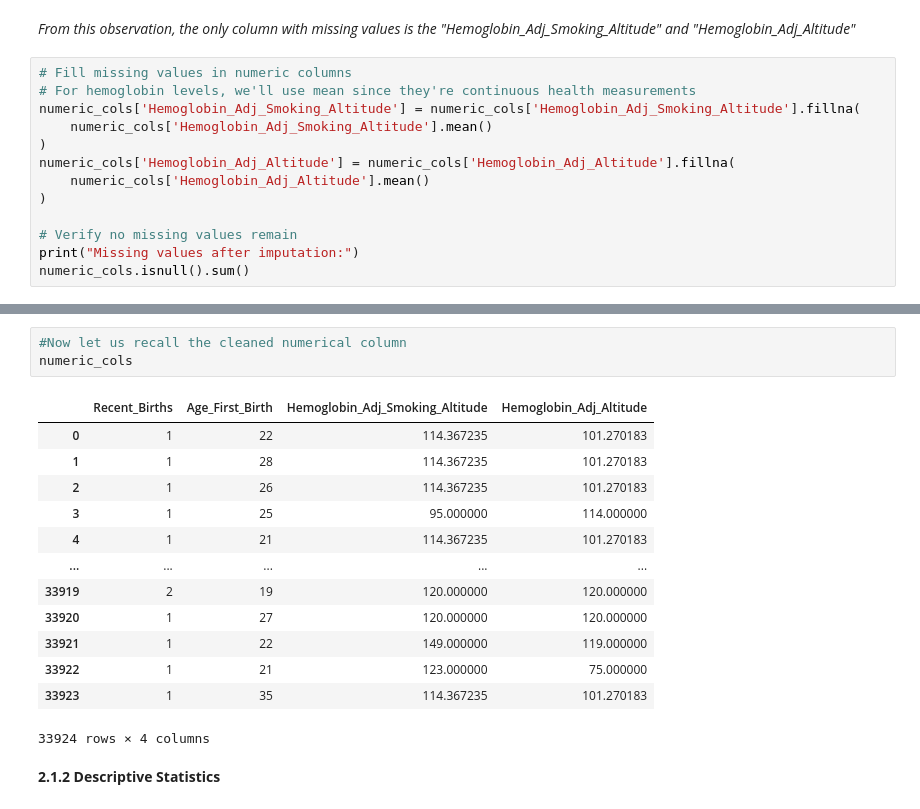
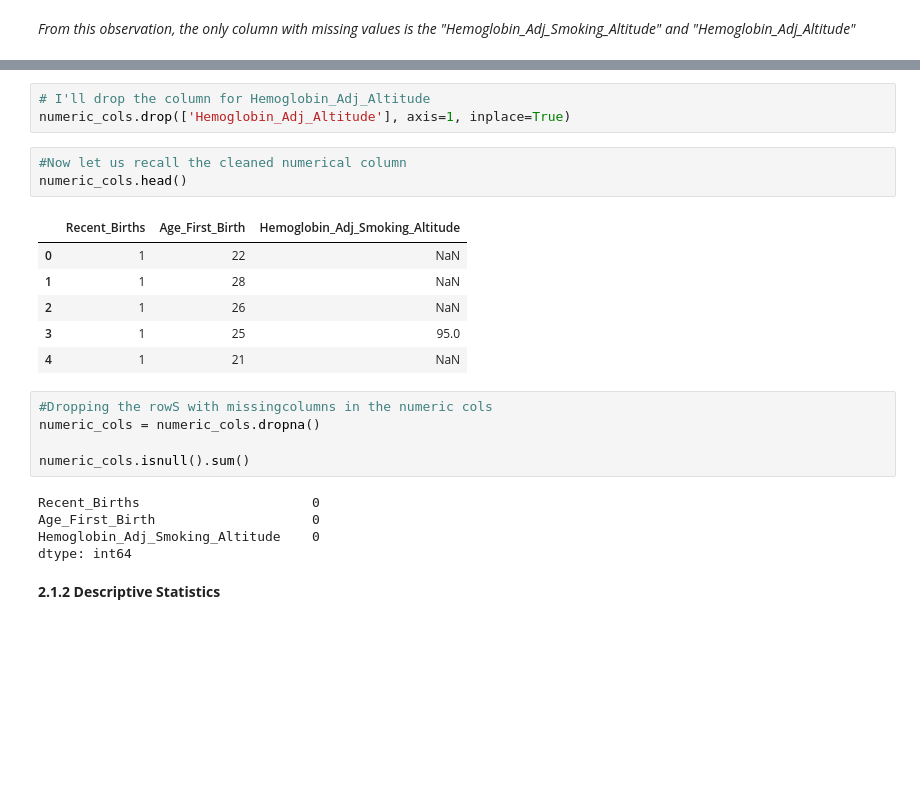
Before and after one commit to ruth-kitasi/Anemia-Level-Prediction-in-Children, a Jupyter notebook: notebooks/Joseline.ipynb, the cells around one changed output, grey strips where cells are left out. Saved outputs shown, nothing was run; the diff lists cells and outputs as text; blank space fills up the shorter version.

```diff
--- a/notebooks/Joseline.ipynb
+++ b/notebooks/Joseline.ipynb
@@ -301,16 +291,3 @@ Hemoglobin_Adj_Altitude            23742
 dtype: int64
 # %% [markdown]
 *From this observation, the only column with missing values is the "Hemoglobin_Adj_Smoking_Altitude" and "Hemoglobin_Adj_Altitude"*
-# %%
-# Fill missing values in numeric columns
-# For hemoglobin levels, we'll use mean since they're continuous health measurements
-numeric_cols['Hemoglobin_Adj_Smoking_Altitude'] = numeric_cols['Hemoglobin_Adj_Smoking_Altitude'].fillna(
-    numeric_cols['Hemoglobin_Adj_Smoking_Altitude'].mean()
-)
-numeric_cols['Hemoglobin_Adj_Altitude'] = numeric_cols['Hemoglobin_Adj_Altitude'].fillna(
-    numeric_cols['Hemoglobin_Adj_Altitude'].mean()
-)
-
-# Verify no missing values remain
-print("Missing values after imputation:")
-numeric_cols.isnull().sum()
@@ -324,20 +294,26 @@ dtype: int64
+# %%
+# I'll drop the column for Hemoglobin_Adj_Altitude
+numeric_cols.drop(['Hemoglobin_Adj_Altitude'], axis=1, inplace=True)
 # %%
 #Now let us recall the cleaned numerical column
-numeric_cols
+numeric_cols.head()
 # %% [output]
-|  | Recent_Births | Age_First_Birth | Hemoglobin_Adj_Smoking_Altitude | Hemoglobin_Adj_Altitude |
-| 0 | 1 | 22 | 114.367235 | 101.270183 |
-| 1 | 1 | 28 | 114.367235 | 101.270183 |
-| 2 | 1 | 26 | 114.367235 | 101.270183 |
-| 3 | 1 | 25 | 95.000000 | 114.000000 |
-| 4 | 1 | 21 | 114.367235 | 101.270183 |
-| ... | ... | ... | ... | ... |
-| 33919 | 2 | 19 | 120.000000 | 120.000000 |
-| 33920 | 1 | 27 | 120.000000 | 120.000000 |
-| 33921 | 1 | 22 | 149.000000 | 119.000000 |
-| 33922 | 1 | 21 | 123.000000 | 75.000000 |
-| 33923 | 1 | 35 | 114.367235 | 101.270183 |
+|  | Recent_Births | Age_First_Birth | Hemoglobin_Adj_Smoking_Altitude |
+| 0 | 1 | 22 | NaN |
+| 1 | 1 | 28 | NaN |
+| 2 | 1 | 26 | NaN |
+| 3 | 1 | 25 | 95.0 |
+| 4 | 1 | 21 | NaN |
-33924 rows × 4 columns
+# %%
+#Dropping the rowS with missingcolumns in the numeric cols
+numeric_cols = numeric_cols.dropna()
+
+numeric_cols.isnull().sum()
+# %% [output]
+Recent_Births                      0
+Age_First_Birth                    0
+Hemoglobin_Adj_Smoking_Altitude    0
+dtype: int64
 # %% [markdown]
 **2.1.2 Descriptive Statistics**
 # %%
```
Also changed, not shown: parts of 24 cells of this notebook.
